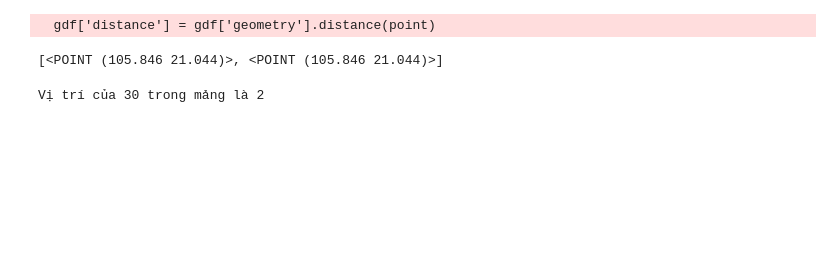
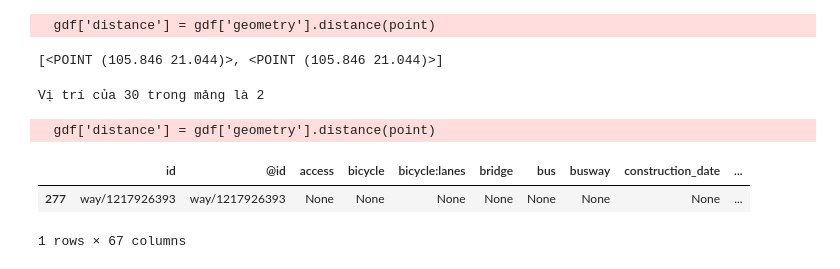
Before and after one commit to tandat17z/Hust_AIproject_PathfindingProblem, a Jupyter notebook: preprocess_data/test.ipynb, the cells around one changed output. Drawn from its saved outputs; the diff is of its cells as text; code cells hidden in the pictures; blank space fills up the shorter version.

Commit message:
fix A_star

```diff
--- a/preprocess_data/test.ipynb
+++ b/preprocess_data/test.ipynb
@@ -179,13 +179,13 @@ algorithm_path = os.path.join(os.getcwd(), '..')
 sys.path.append(algorithm_path)
 
 from shapely.geometry import Point
-from algorithm import get_data, bfs
+from algorithm import func, bfs , A_star
 
-file_path = 'geojson/export.geojson'
-gdf = get_data.get_road_data(file_path)
+file_path = 'geojson/mapTrucBach.geojson'
+gdf = func.get_road_data(file_path)
 gdf = gdf.to_crs(epsg=4326)
 
-searchText = '_105.8450042_21.0425358_105.8458249_21.0421003'
+searchText = '_105.8393556_21.0468059_105.8451806_21.0437227'
 x1, y1, x2, y2 = [float(i) for i in searchText.split('_') if i != '' ]
 start = Point(x1, y1)
 target = Point(x2, y2)
@@ -210,3 +262,13 @@ index = my_list.index(element)
 print(f"Vị trí của {element} trong mảng là {index}")
 # %% [output]
 Vị trí của 30 trong mảng là 2
+# %%
+point = Point(105.8458202, 21.0439337)
+gdf['distance'] = gdf['geometry'].distance(point)
+lines = gdf.loc[gdf['distance'] == 0]
+lines
+# %% [output]
+  gdf['distance'] = gdf['geometry'].distance(point)
+|  | id | @id | access | bicycle | bicycle:lanes | bridge | bus | busway | construction_date | ... |
+| 277 | way/1217926393 | way/1217926393 | None | None | None | None | None | None | None | ... |
+1 rows × 67 columns
```
Also changed, not shown: parts of 1 cell of this notebook, 11 other files.
